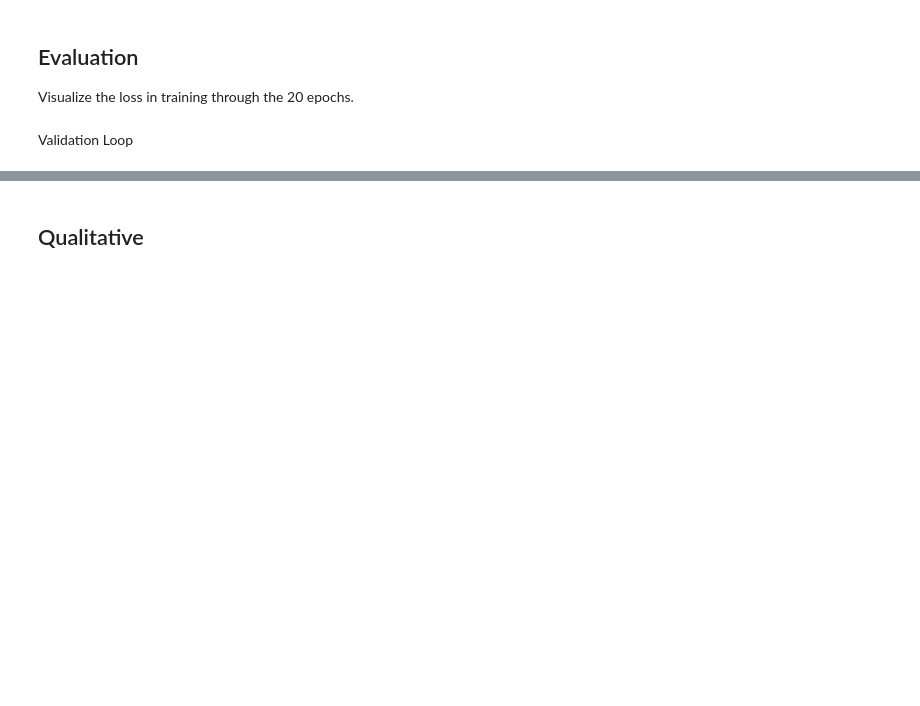
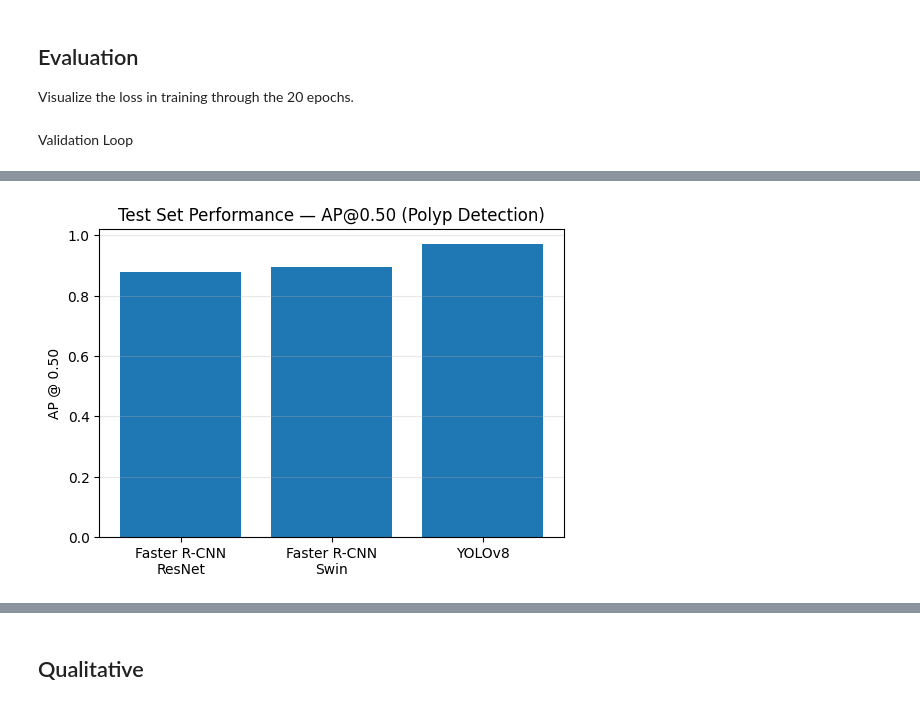
Before and after one commit to niklas-kessler/dl-med-img, a Jupyter notebook: Experiments.ipynb, the cells around one changed output, grey strips where cells are left out. Drawn from its saved outputs; the diff is of its cells as text; code cells hidden in the pictures; blank space fills up the shorter version.

```diff
--- a/Experiments.ipynb
+++ b/Experiments.ipynb
@@ -1199,0 +1183,15 @@ Layer features.1.1.mlp.3.bias is frozen
+# %%
+#Función única para preparar rutas YOLO
+
+def setup_yolo_environment(root_drive, yolo_dataset_dir):
+    """
+    Prepara rutas y carpetas necesarias para YOLO.
+    """
+    yolo_runs_dir = os.path.join(root_drive, "yolo_runs")
+    os.makedirs(yolo_runs_dir, exist_ok=True)
+
+    data_yaml_path = os.path.join(yolo_dataset_dir, "data.yaml")
+
+    assert os.path.exists(data_yaml_path), "data.yaml no encontrado"
+
+    return yolo_runs_dir, data_yaml_path
@@ -1592,0 +1984,82 @@ evaluate_with_confidence_range(model, val_dataloader_fasterrcnn, device, confide
+# %%
+import torch
+import matplotlib.pyplot as plt
+
+# ============================================================
+# Device
+# ============================================================
+device = torch.device("cuda" if torch.cuda.is_available() else "cpu")
+
+# ============================================================
+# Model 2 — Faster R-CNN ResNet50-FPN (AP50)
+# ============================================================
+map_model2 = compute_map_fasterrcnn(
+    model=model2,
+    dataloader=test_dataloader_fasterrcnn,
+    device=device
+)
+
+ap50_model2 = map_model2["map_50"].item()
+
+print("Model 2 — Faster R-CNN ResNet50-FPN")
+print(f"AP50: {ap50_model2:.4f}")
+print("-" * 50)
+
+# ============================================================
+# Model 4 — Faster R-CNN Swin Transformer (AP50)
+# ============================================================
+map_model4 = compute_map_fasterrcnn(
+    model=model4,
+    dataloader=test_dataloader_fasterrcnn,
+    device=device
+)
+
+ap50_model4 = map_model4["map_50"].item()
+
+print("Model 4 — Faster R-CNN Swin Transformer")
+print(f"AP50: {ap50_model4:.4f}")
+print("-" * 50)
+
+# ============================================================
+# Model 3 — YOLOv8 (AP50)
+# ============================================================
+yolo_metrics = model_yolo.val(
+    data=DATA_YAML_PATH,
+    split="test",
+    imgsz=512,
+    conf=0.001,   # barrido completo de umbrales
+    iou=0.7,
+    device=0
+)
+
+map_yolo = yolo_metrics.results_dict
+ap50_yolo = map_yolo["metrics/mAP50(B)"]
+
+print("Model 3 — YOLOv8")
+print(f"AP50: {ap50_yolo:.4f}")
+print("-" * 50)
+
+# ============================================================
+# Comparison Plot — AP50 (TEST SET)
+# ============================================================
+models = [
+    "Faster R-CNN\nResNet",
+    "Faster R-CNN\nSwin",
+    "YOLOv8"
+]
+
+ap50_values = [
+    ap50_model2,
+    ap50_model4,
+    ap50_yolo
+]
+
+plt.figure(figsize=(6, 4))
+plt.bar(models, ap50_values)
+
+plt.ylabel("AP @ 0.50")
+plt.title("Test Set Performance — AP@0.50 (Polyp Detection)")
+plt.grid(axis="y", alpha=0.3)
+
+plt.show()
+# %% [output]
@@ -1592,0 +2082 @@ evaluate_with_confidence_range(model, val_dataloader_fasterrcnn, device, confide
+[figure, added]
```
Also changed, not shown: parts of 60 cells of this notebook.
